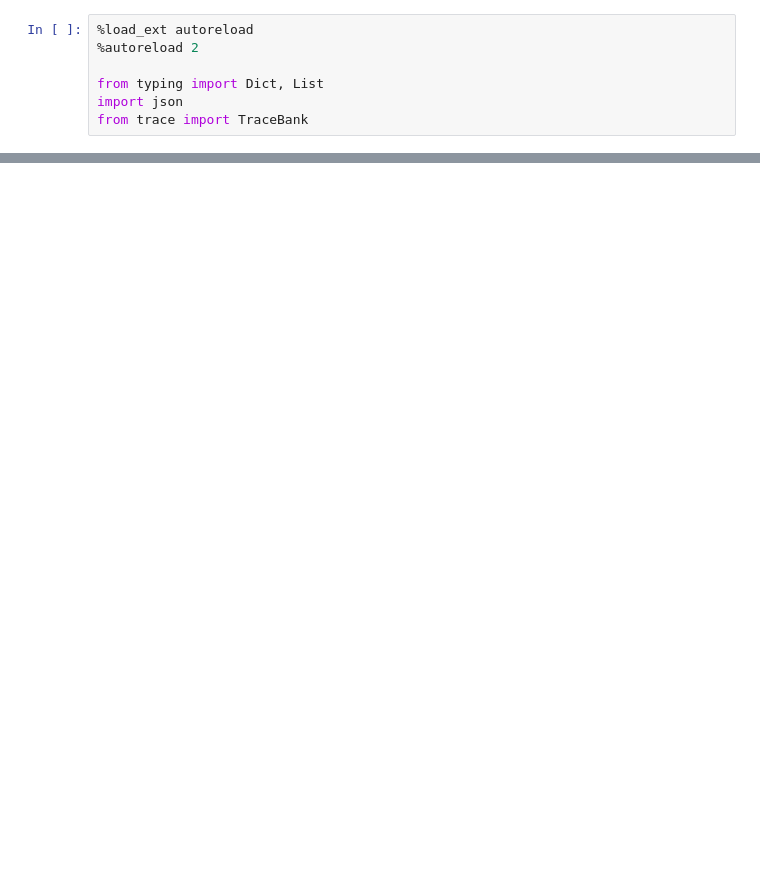
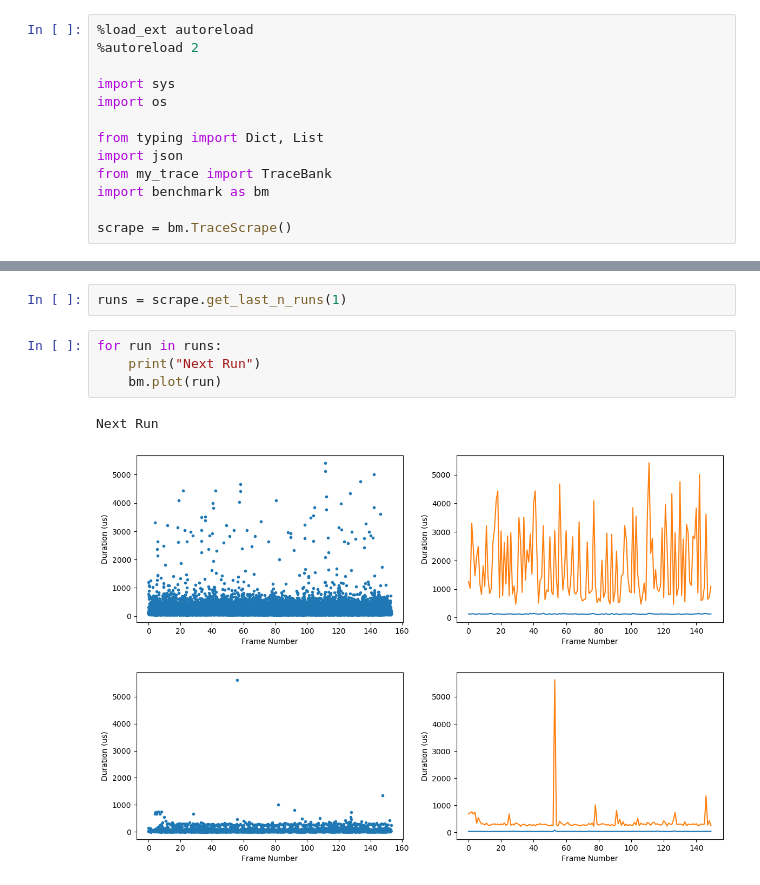
Before and after one commit to Modularius/pipeline-test, a Jupyter notebook: Jupyter/trace.ipynb, the cells around one changed output, grey strips where cells are left out. Saved outputs shown, nothing was run; the diff lists cells and outputs as text; blank space fills up the shorter version.

```diff
--- a/Jupyter/trace.ipynb
+++ b/Jupyter/trace.ipynb
@@ -2,6 +2,12 @@
 %load_ext autoreload
 %autoreload 2
 
+import sys
+import os
+
 from typing import Dict, List
 import json
-from trace import TraceBank
+from my_trace import TraceBank
+import benchmark as bm
+
+scrape = bm.TraceScrape()
@@ -66,0 +21,10 @@ list(runs.values())[0].plot()
+# %%
+runs = scrape.get_last_n_runs(1)
+# %%
+for run in runs:
+    print("Next Run")
+    bm.plot(run)
+# %% [output]
+Next Run
+[figure, added]
+[figure, added]
```
Also changed, not shown: parts of 6 cells of this notebook, 15 other files.
